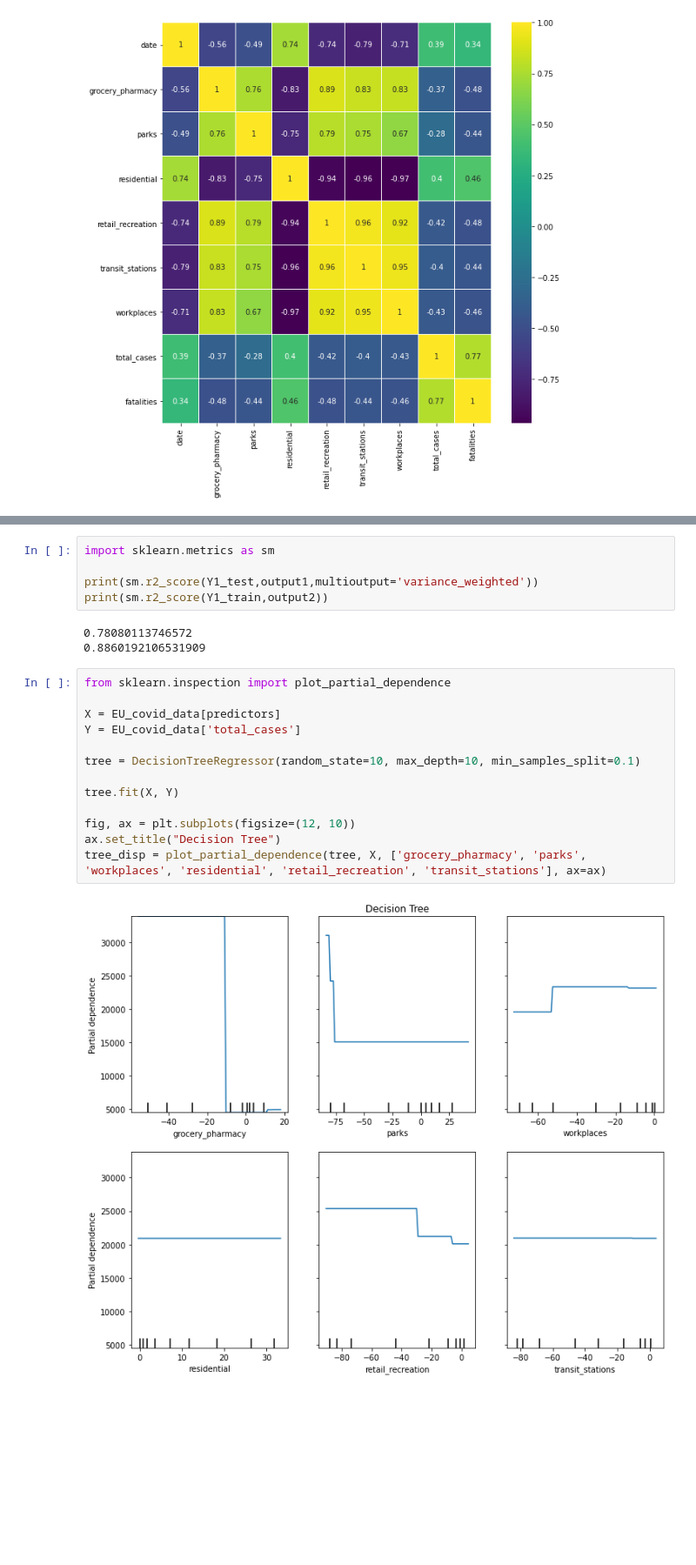
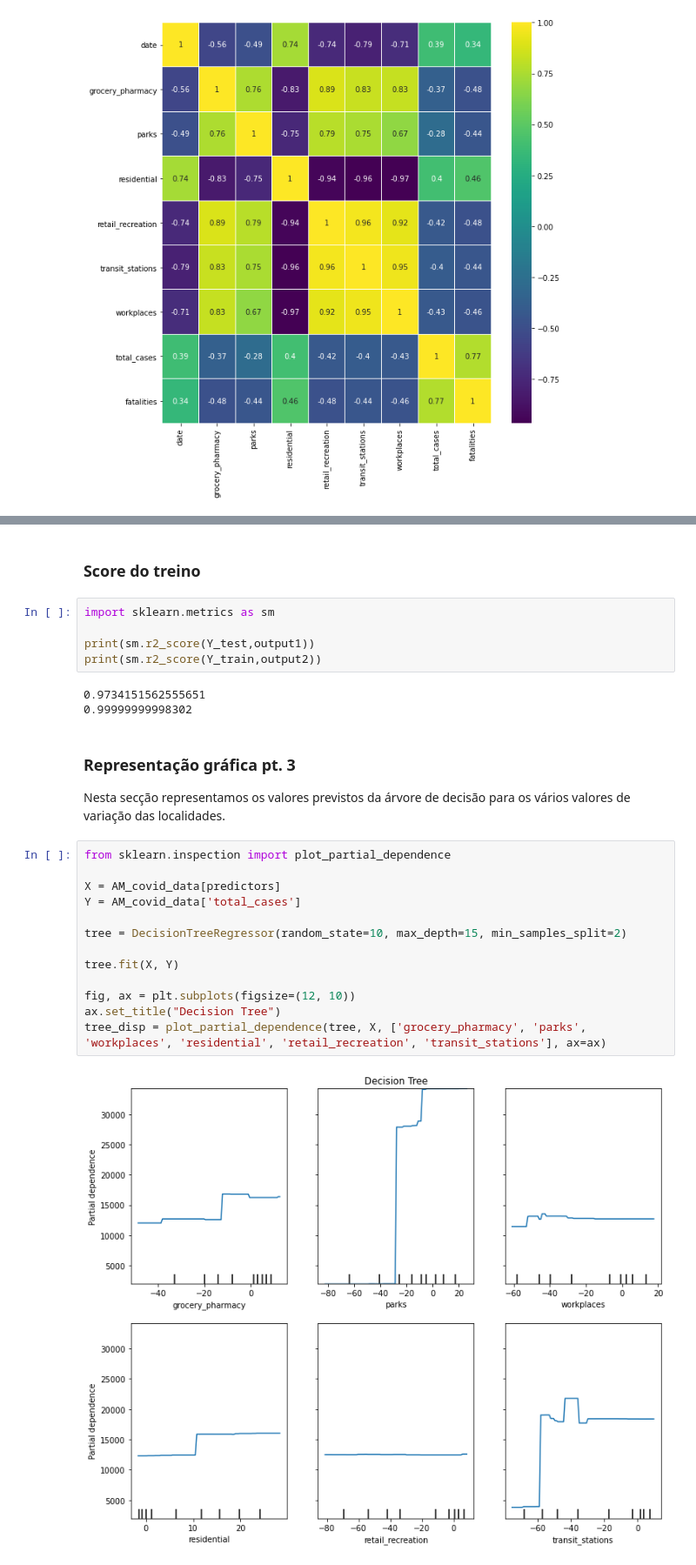
Before and after one commit to Pedrag1234/FEUP_IART_TP2, a Jupyter notebook: src/Decision_Tree.ipynb, the cells around one changed output, grey strips where cells are left out. Shown: that part at 87% size. Saved outputs shown, nothing was run; the diff lists cells and outputs as text; blank space fills up the shorter version.

```diff
--- a/src/Decision_Tree.ipynb
+++ b/src/Decision_Tree.ipynb
@@ -173,24 +188,30 @@ Name: fatalities, dtype: int64
+# %% [markdown]
+### Score do treino
 # %%
 import sklearn.metrics as sm
 
-print(sm.r2_score(Y1_test,output1,multioutput='variance_weighted'))
-print(sm.r2_score(Y1_train,output2))
+print(sm.r2_score(Y_test,output1))
+print(sm.r2_score(Y_train,output2))
 # %% [output]
-0.78080113746572
-0.8860192106531909
+0.9734151562555651
+0.99999999998302
+# %% [markdown]
+### Representação gráfica pt. 3
+
+Nesta secção representamos os valores previstos da árvore de decisão para os vários valores de variação das localidades.
 # %%
 from sklearn.inspection import plot_partial_dependence
 
-X = EU_covid_data[predictors]
-Y = EU_covid_data['total_cases']
+X = AM_covid_data[predictors]
+Y = AM_covid_data['total_cases']
 
-tree = DecisionTreeRegressor(random_state=10, max_depth=10, min_samples_split=0.1)
+tree = DecisionTreeRegressor(random_state=10, max_depth=15, min_samples_split=2)
 
 tree.fit(X, Y)
 
 fig, ax = plt.subplots(figsize=(12, 10))
 ax.set_title("Decision Tree")
 tree_disp = plot_partial_dependence(tree, X, ['grocery_pharmacy', 'parks', 'workplaces', 'residential', 'retail_recreation', 'transit_stations'], ax=ax)
 # %% [output]
-[figure, old version]
+[figure, new version]
 # %%
```
Also changed, not shown: parts of 18 cells of this notebook.
